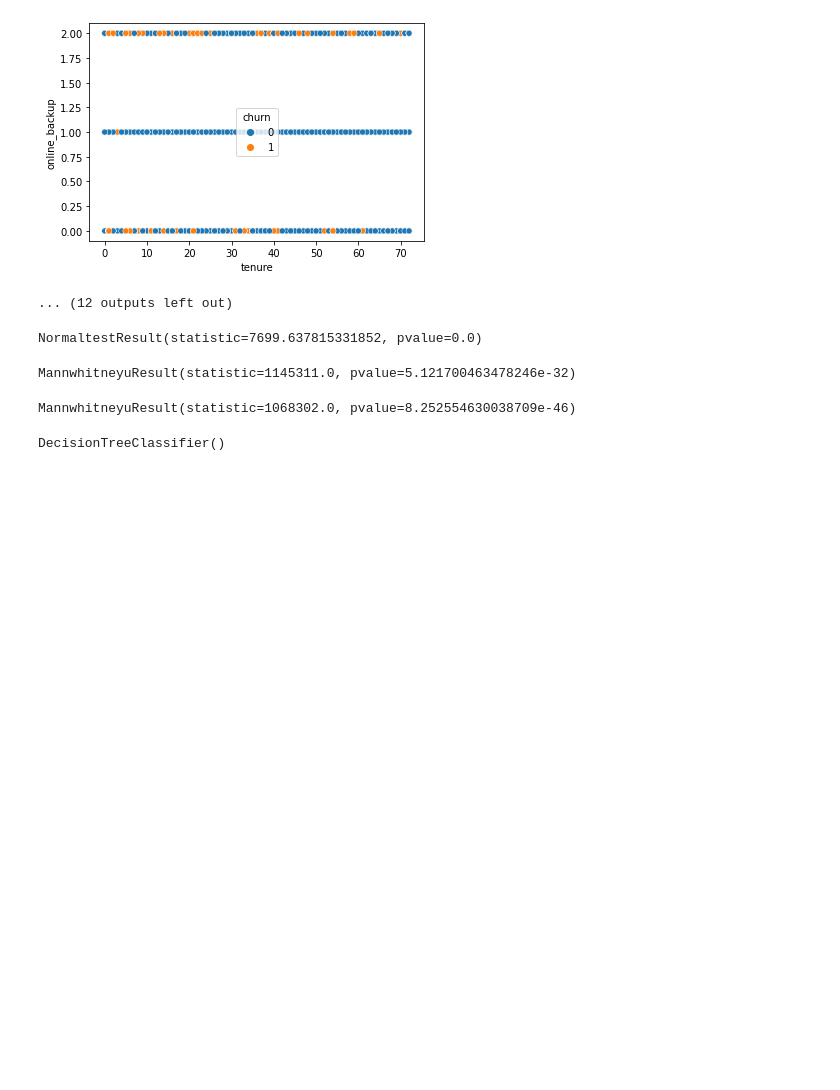
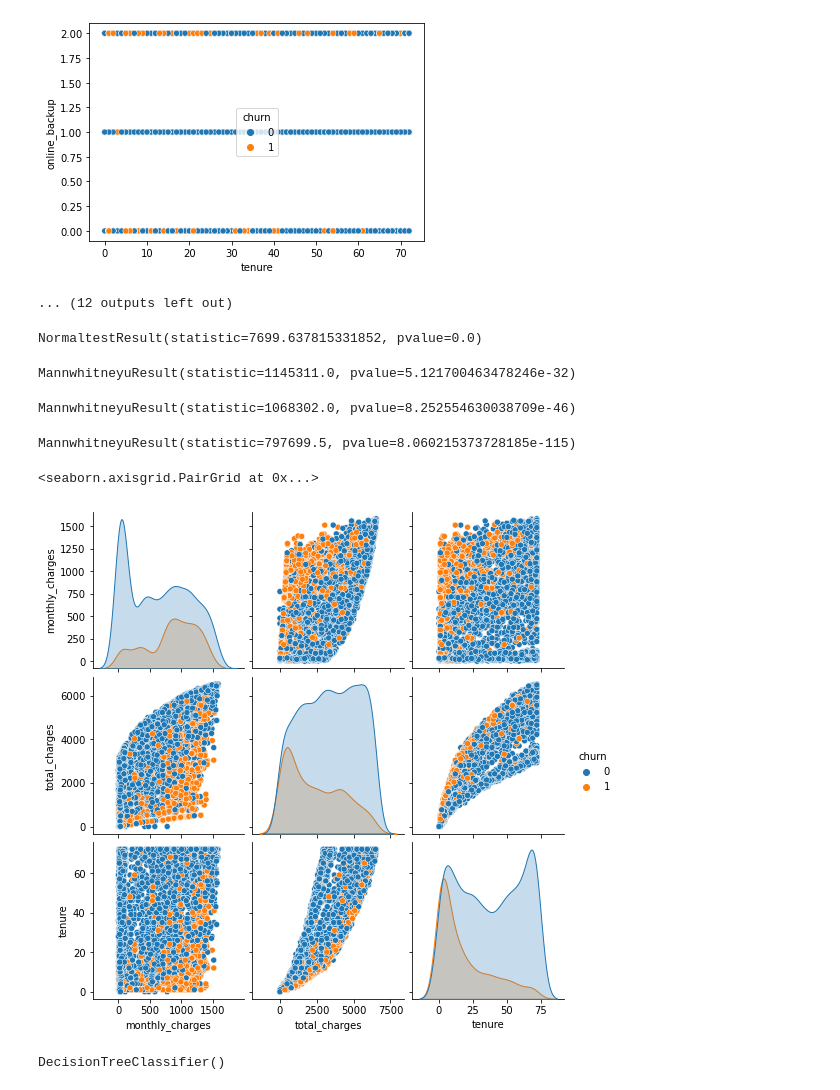
Before and after one commit to parkervoit/telco-classification-project, a Jupyter notebook: telco_workbook.ipynb, the cells around one changed output. Drawn from its saved outputs; the diff is of its cells as text; code cells hidden in the pictures; blank space fills up the shorter version.

```diff
--- a/telco_workbook.ipynb
+++ b/telco_workbook.ipynb
@@ -330,3 +328,7 @@ MannwhitneyuResult(statistic=1145311.0, pvalue=5.121700463478246e-32)
 stats.mannwhitneyu(churned['total_charges'], not_churned['total_charges'])
 # %% [output]
 MannwhitneyuResult(statistic=1068302.0, pvalue=8.252554630038709e-46)
+# %%
+stats.mannwhitneyu(churned['tenure'], not_churned['tenure'])
+# %% [output]
+MannwhitneyuResult(statistic=797699.5, pvalue=8.060215373728185e-115)
@@ -333,2 +348,7 @@ MannwhitneyuResult(statistic=1068302.0, pvalue=8.252554630038709e-46)
+# %%
+sns.pairplot(train, vars = ['monthly_charges','total_charges','tenure'], hue = 'churn')
+# %% [output]
+<seaborn.axisgrid.PairGrid at 0x...>
+[figure, added]
 # %%
 y_col = 'churn'
```
Also changed, not shown: parts of 68 cells of this notebook, 1 other file.
